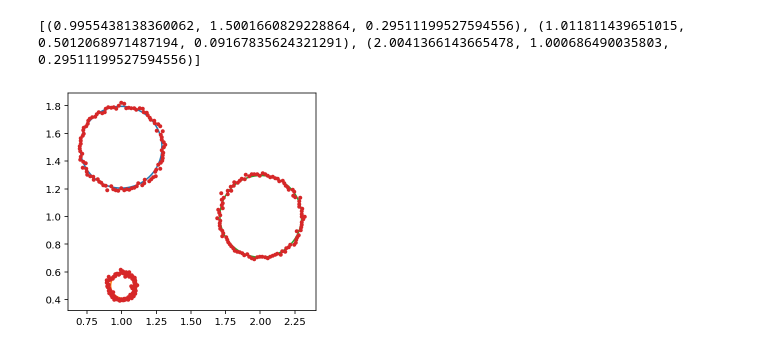
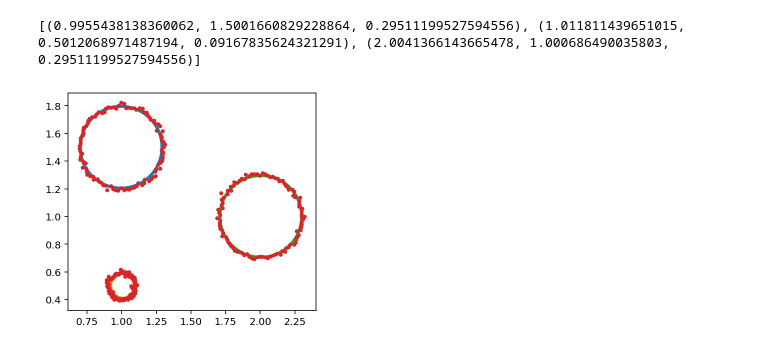
Before and after one commit to MUIC-Numerical-Methods-2018/extra-2-hough-transform, a Jupyter notebook: HoughTransform.ipynb, the cells around one changed output. Drawn from its saved outputs; the diff is of its cells as text; code cells hidden in the pictures.

```diff
--- a/HoughTransform.ipynb
+++ b/HoughTransform.ipynb
@@ -201,8 +201,8 @@ print(hough_peaks)
 # %%
 for cx, cy, r in hough_peaks:
     circle = make_circle(cx, cy, r, noise=0)
-    plt.plot(circle[:,0], circle[:, 1])
+    plt.plot(circle[:,0], circle[:, 1], lw=3)
 plt.plot(data[:,0], data[:, 1], '.')
 plt.gca().set_aspect(1)
 # %% [output]
-[figure, old version]
+[figure, new version]
```
